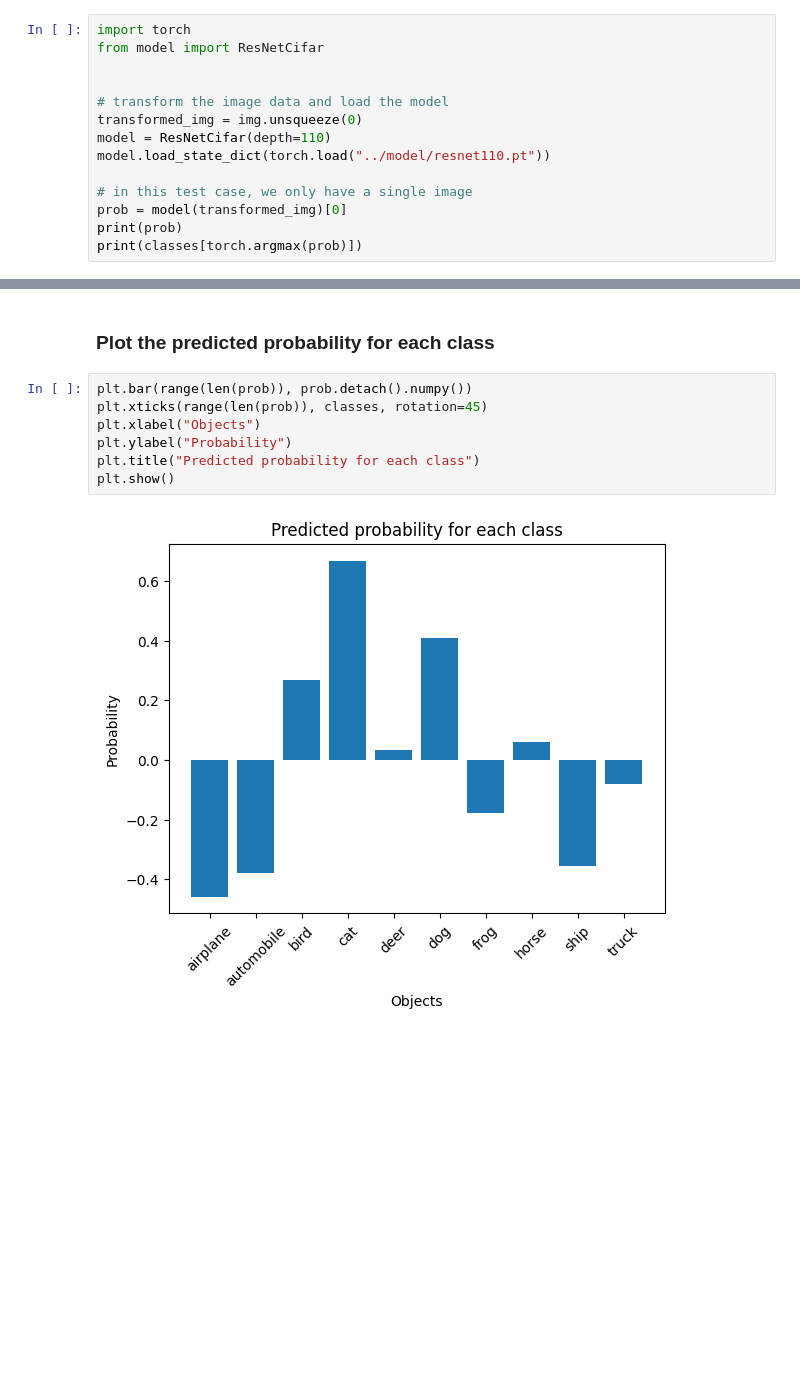
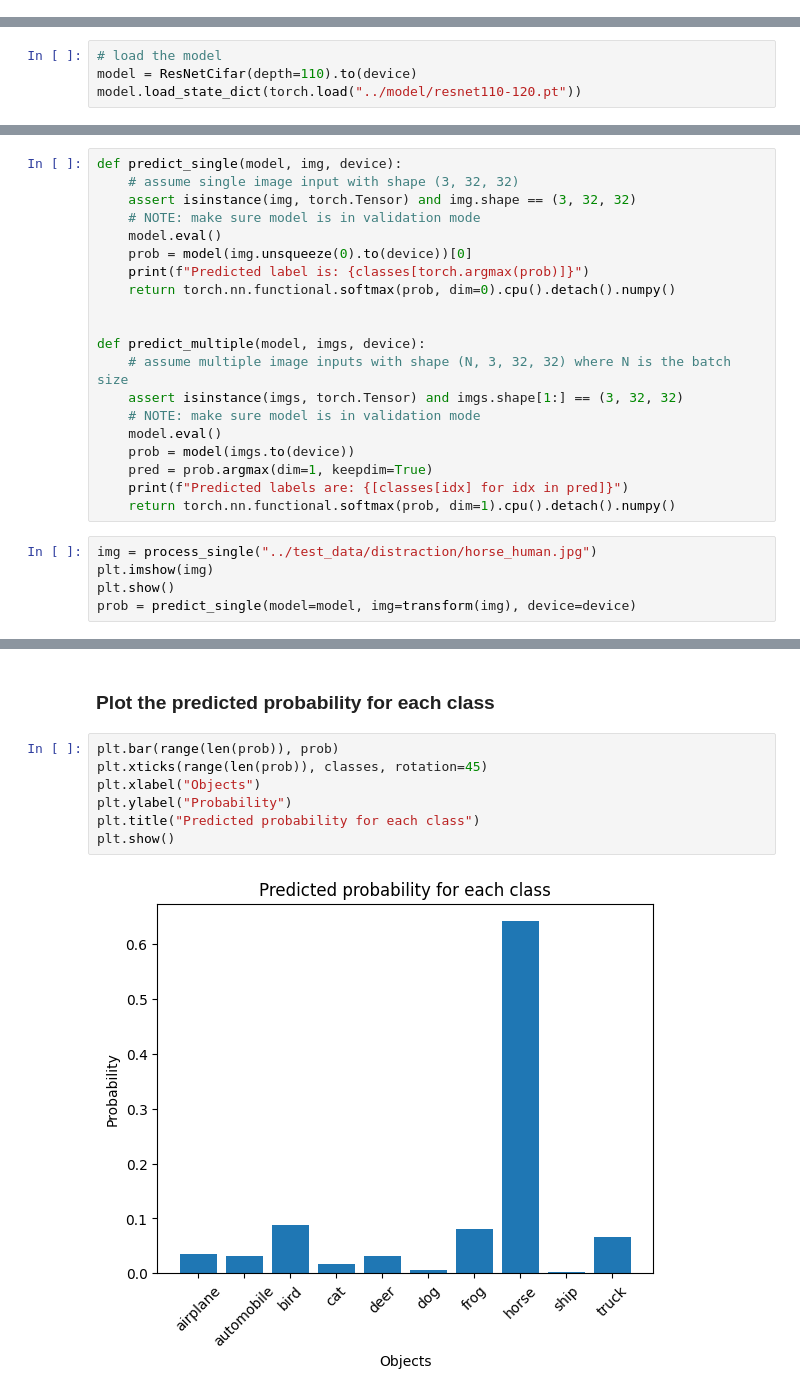
Before and after one commit to xingjianleng/CIFAR-10-Metaset, a Jupyter notebook: ResNet/Detection.ipynb, the cells around one changed output, grey strips where cells are left out. Saved outputs shown, nothing was run; the diff lists cells and outputs as text; blank space fills up the shorter version.

Commit message:
ResNet on CIFAR-10

```diff
--- a/ResNet/Detection.ipynb
+++ b/ResNet/Detection.ipynb
@@ -51,16 +64,2 @@ automobile
 # %% [markdown]
 ### Predict the probability for each class
-# %%
-import torch
-from model import ResNetCifar
-
-
-# transform the image data and load the model
-transformed_img = img.unsqueeze(0)
-model = ResNetCifar(depth=110)
-model.load_state_dict(torch.load("../model/resnet110.pt"))
-
-# in this test case, we only have a single image
-prob = model(transformed_img)[0]
-print(prob)
-print(classes[torch.argmax(prob)])
@@ -70,0 +66,4 @@ cat
+# %%
+# load the model
+model = ResNetCifar(depth=110).to(device)
+model.load_state_dict(torch.load("../model/resnet110-120.pt"))
@@ -70,0 +72,25 @@ cat
+# %%
+def predict_single(model, img, device):
+    # assume single image input with shape (3, 32, 32)
+    assert isinstance(img, torch.Tensor) and img.shape == (3, 32, 32)
+    # NOTE: make sure model is in validation mode
+    model.eval()
+    prob = model(img.unsqueeze(0).to(device))[0]
+    print(f"Predicted label is: {classes[torch.argmax(prob)]}")
+    return torch.nn.functional.softmax(prob, dim=0).cpu().detach().numpy()
+
+
+def predict_multiple(model, imgs, device):
+    # assume multiple image inputs with shape (N, 3, 32, 32) where N is the batch size
+    assert isinstance(imgs, torch.Tensor) and imgs.shape[1:] == (3, 32, 32)
+    # NOTE: make sure model is in validation mode
+    model.eval()
+    prob = model(imgs.to(device))
+    pred = prob.argmax(dim=1, keepdim=True)
+    print(f"Predicted labels are: {[classes[idx] for idx in pred]}")
+    return torch.nn.functional.softmax(prob, dim=1).cpu().detach().numpy()
+# %%
+img = process_single("../test_data/distraction/horse_human.jpg")
+plt.imshow(img)
+plt.show()
+prob = predict_single(model=model, img=transform(img), device=device)
@@ -71,11 +100,11 @@ cat
 # %% [markdown]
 ### Plot the predicted probability for each class
 # %%
-plt.bar(range(len(prob)), prob.detach().numpy())
+plt.bar(range(len(prob)), prob)
 plt.xticks(range(len(prob)), classes, rotation=45)
 plt.xlabel("Objects")
 plt.ylabel("Probability")
 plt.title("Predicted probability for each class")
 plt.show()
 # %% [output]
-[figure, old version]
+[figure, new version]
```
Also changed, not shown: parts of 13 cells of this notebook, 2 other files.
